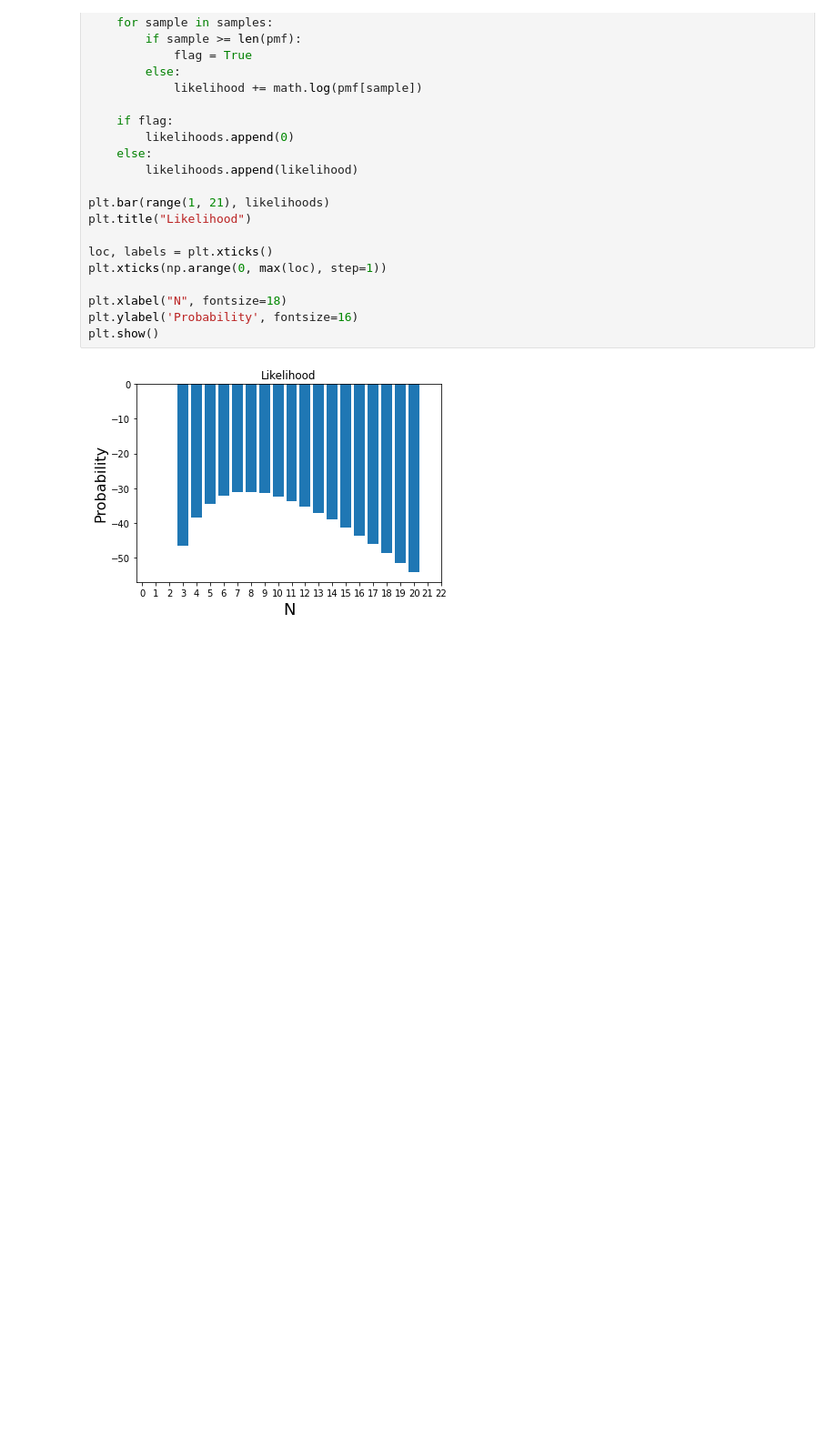
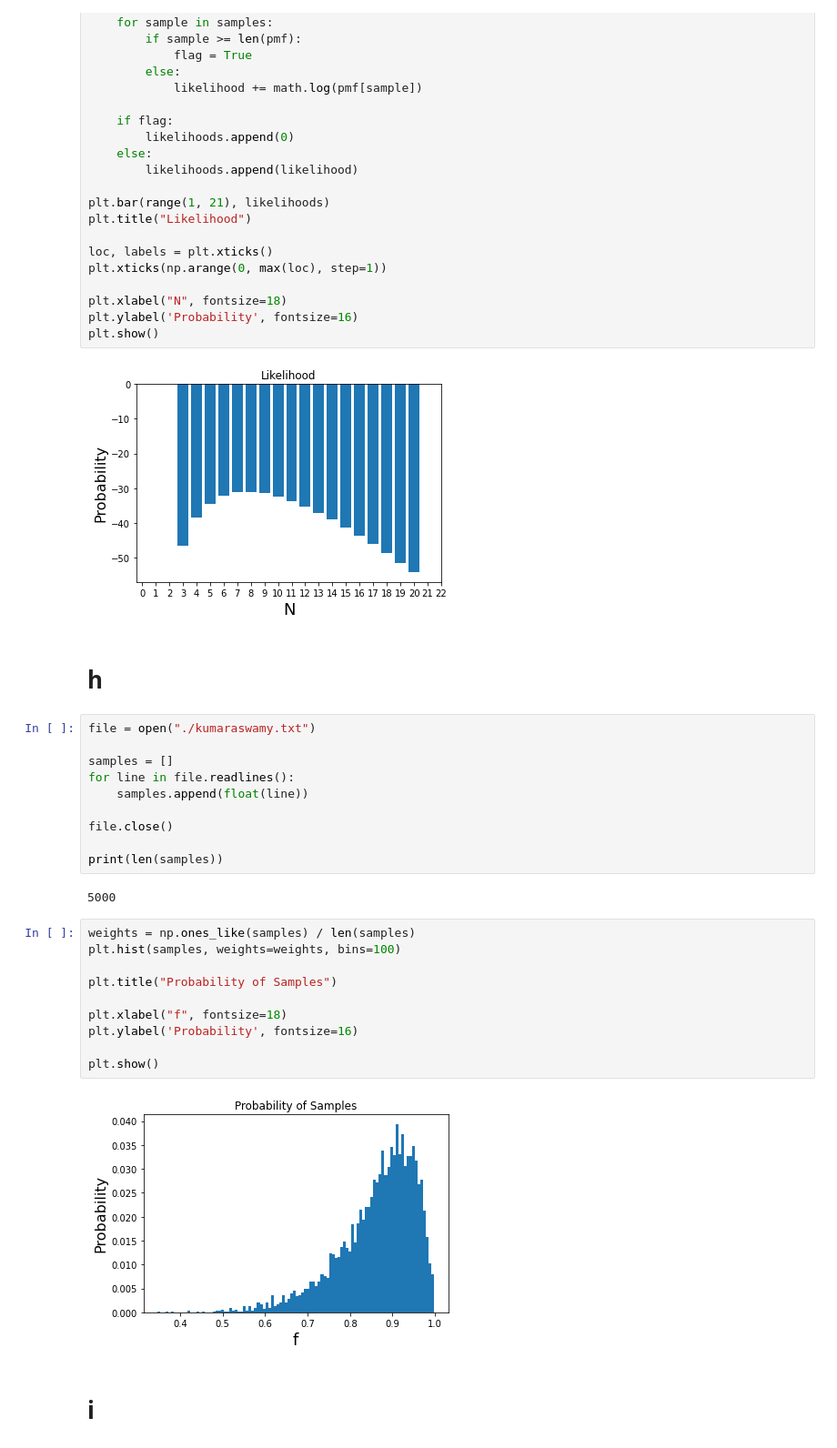
Before and after one commit to AUT-Student/SPR-HW2, a Jupyter notebook: P4/P4.ipynb, the cells around one changed output. Shown: that part at 91% size. Cells and saved outputs as stored; diff of their text form; blank space fills up the shorter version.

```diff
--- a/P4/P4.ipynb
+++ b/P4/P4.ipynb
@@ -143,3 +143,31 @@ plt.ylabel('Probability', fontsize=16)
 plt.show()
 # %% [output]
 [figure]
+# %% [markdown]
+# h
+# %%
+file = open("./kumaraswamy.txt")
+
+samples = []
+for line in file.readlines():
+    samples.append(float(line))
+
+file.close()
+
+print(len(samples))
+# %% [output]
+5000
+# %%
+weights = np.ones_like(samples) / len(samples)
+plt.hist(samples, weights=weights, bins=100)
+
+plt.title("Probability of Samples")
+
+plt.xlabel("f", fontsize=18)
+plt.ylabel('Probability', fontsize=16)
+
+plt.show()
+# %% [output]
+[figure, added]
+# %% [markdown]
+# i
```
Also changed, not shown: parts of 18 cells of this notebook.
